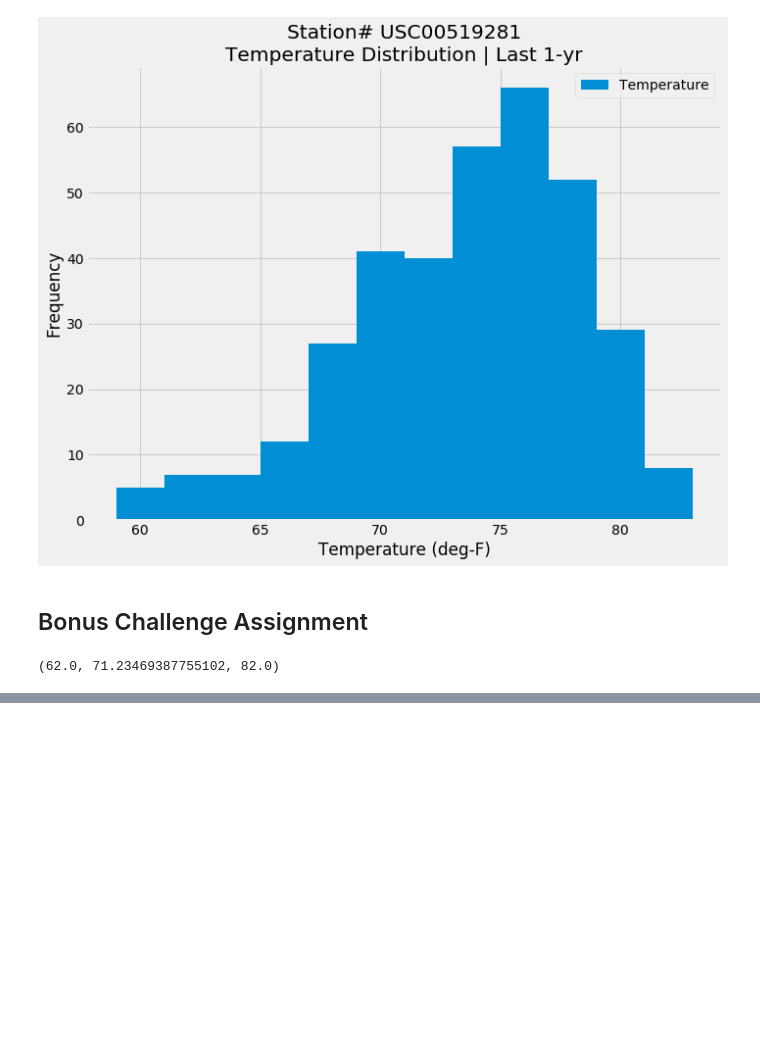
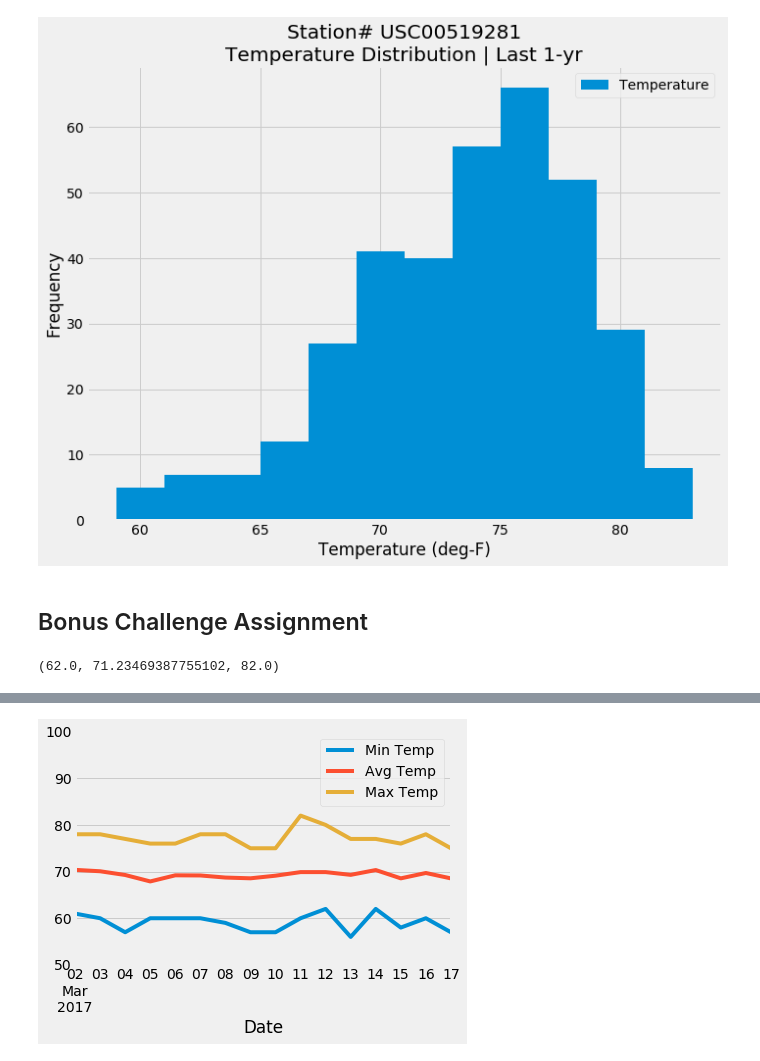
Before and after one commit to HenryNguyenLe/SQLAlchemy_Challenge, a Jupyter notebook: climate.ipynb, the cells around one changed output, grey strips where cells are left out. Drawn from its saved outputs; the diff is of its cells as text; code cells hidden in the pictures; blank space fills up the shorter version.

```diff
--- a/climate.ipynb
+++ b/climate.ipynb
@@ -290,7 +330,7 @@ def daily_normals(date):
 
     """
 
-    sel = [func.min(Measurement.tobs), func.avg(Measurement.tobs), func.max(Measurement.tobs)]
-    return session.query(*sel).filter(func.strftime("%m-%d", Measurement.date) == date).all()
+    sel = [func.min(measurement.tobs), func.avg(measurement.tobs), func.max(measurement.tobs)]
+    return session.query(*sel).filter(func.strftime("%m-%d", measurement.date) == date).all()
 
-daily_normals("01-01")
+daily_normals("04-07")
@@ -299,9 +341,19 @@ daily_normals("01-01")
 # push each tuple of calculations into a list called `normals`
 
 # Set the start and end date of the trip
+s_date = dt.datetime.strptime(vac_start, '%Y-%m-%d')
+e_date = dt.datetime.strptime(vac_end, '%Y-%m-%d')
 
-# Use the start and end date to create a range of dates
+# create a list and time step
+vac_date_list = []
+vac_d_yr_list = []
+step = dt.timedelta(days=1)
 
-# Stip off the year and save a list of %m-%d strings
-
-# Loop through the list of %m-%d strings and calculate the normals for each date
+# loop and find all date range within start and end date
+while s_date <= e_date:
+        # Stip off the year and save a list of %m-%d strings
+        date = dt.datetime.strftime(s_date, "%m-%d")
+        d_yr = dt.datetime.strftime(s_date, "%Y-%m-%d")
+        vac_date_list.append(date)
+        vac_d_yr_list.append(d_yr)
+        s_date += step
@@ -309,0 +360,17 @@ daily_normals("01-01")
+# %%
+# Loop through the list of %m-%d strings and calculate the normals for each date
+d_norm_tlist = []
+for eaday in vac_date_list:
+    d_norm_tlist.append(daily_normals(eaday)[0])
+
+d_norm_tlist
+d_norm_df = pd.DataFrame(d_norm_tlist, columns = ["Min Temp", "Avg Temp", "Max Temp"])
+d_norm_df['Date'] = vac_d_yr_list
+d_norm_df = d_norm_df[["Date", "Min Temp", "Avg Temp", "Max Temp"]].round(2)
+
+# Convert the 'Date' column into a collection of datetime objects: df.Date
+d_norm_df['Date'] = pd.to_datetime(d_norm_df['Date'])
+
+# Set the index to be the converted 'Date' column
+d_norm_df.set_index('Date', inplace=True)
+d_norm_df
@@ -310,2 +396,8 @@ daily_normals("01-01")
+# %%
+d_norm_df.plot(stacked=False)
+plt.ylim(50,100)
+plt.show()
+# %% [output]
+[figure, added]
 # %%
 # Plot the daily normals as an area plot with `stacked=False`
```
Also changed, not shown: parts of 9 cells of this notebook, 1 other file.
